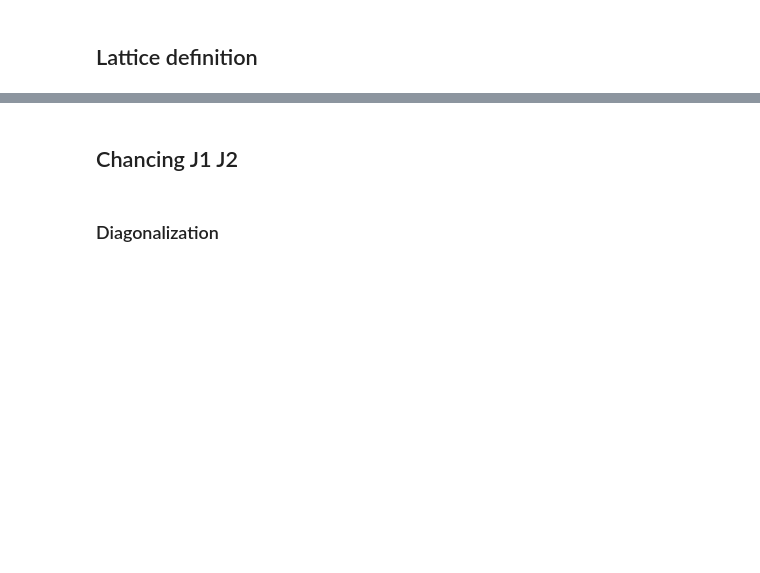
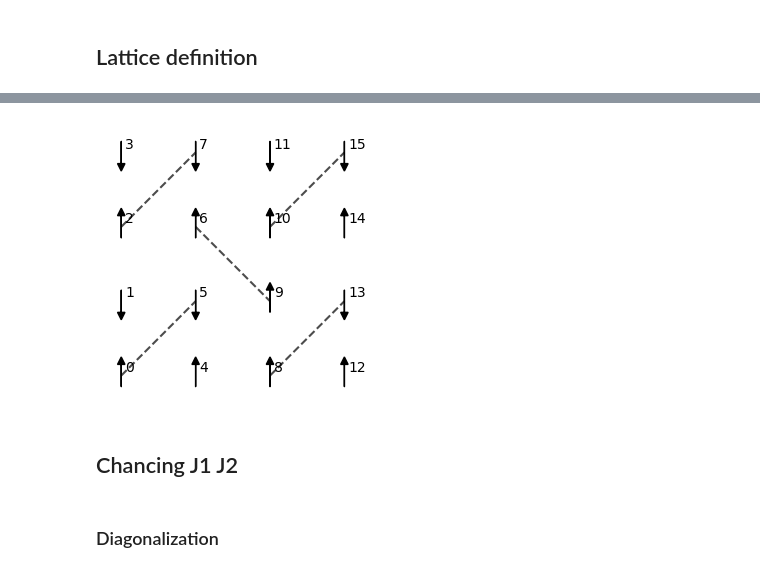
Before and after one commit to Cool-stanza/Shastry-Sutherland-model, a Jupyter notebook: exact diagonalization 4x4 Shastry Sutherland.ipynb, the cells around one changed output, grey strips where cells are left out. Saved outputs shown, nothing was run; the diff lists cells and outputs as text; code cells hidden in the pictures; blank space fills up the shorter version.

```diff
--- a/exact diagonalization 4x4 Shastry Sutherland.ipynb
+++ b/exact diagonalization 4x4 Shastry Sutherland.ipynb
@@ -46,6 +47,11 @@ HD.plot_lattice(coor,neighbors_indices,diag_indices)
 13 --> Nearest neighbors: [1, 12]  -- Next neighbor: [8]
 14 --> Nearest neighbors: [2, 13]  -- Next neighbor: [1]
 15 --> Nearest neighbors: [3, 14]  -- Next neighbor: [10]
+# %%
+spins = [+1, -1, +1, -1, +1, -1, +1, -1, +1, +1, +1, -1, +1, -1, +1, -1]
+HD.plot_dimer(coor,neighbors_indices,diag_indices,spins)
+# %% [output]
+[figure, added]
 # %% [markdown]
 ## Chancing J1 J2
 # %%
```
Also changed, not shown: parts of 35 cells of this notebook, 1 other file.
